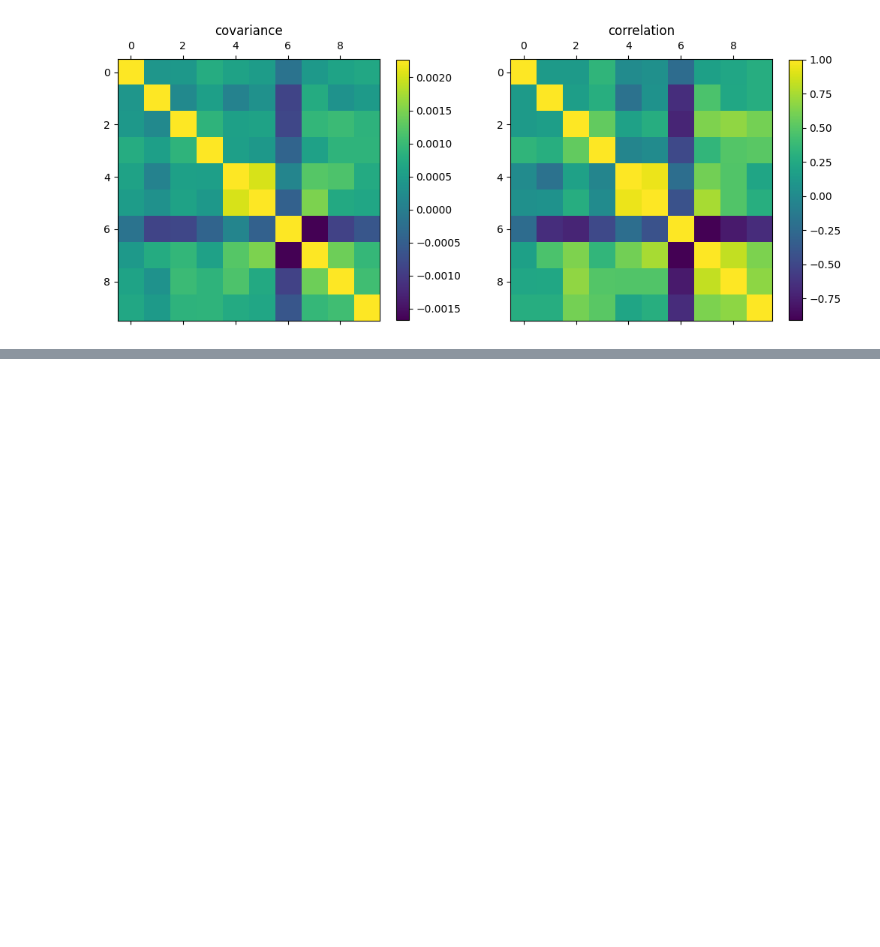
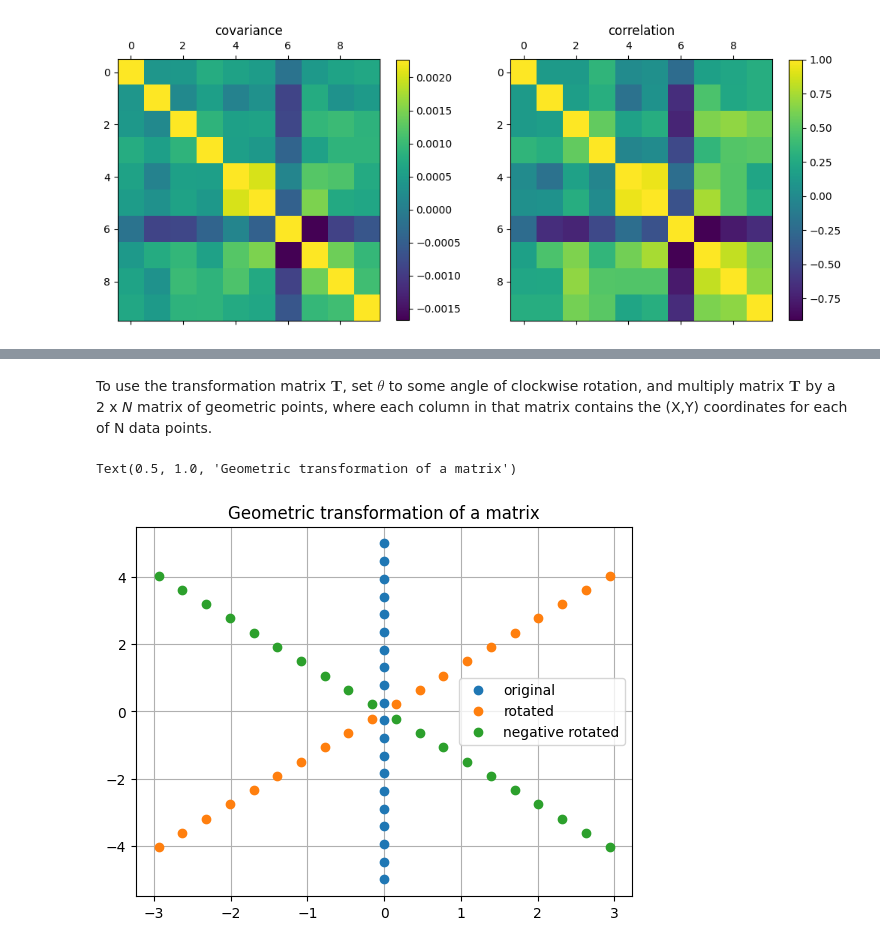
Before and after one commit to solarecho3/vectors, a Jupyter notebook: vectors.ipynb, the cells around one changed output, grey strips where cells are left out. Saved outputs shown, nothing was run; the diff lists cells and outputs as text; code cells hidden in the pictures; blank space fills up the shorter version.

Commit message:
geometric transformations with matrices

```diff
--- a/vectors.ipynb
+++ b/vectors.ipynb
@@ -2141,0 +2207,34 @@ plt.show()
+# %% [markdown]
+To use the transformation matrix $\mathbf{T}$, set $\theta$ to some angle of clockwise rotation, and multiply matrix $\mathbf{T}$ by a 2 x *N* matrix of geometric points, where each column in that matrix contains the (X,Y) coordinates for each of N data points.
+# %%
+Y = np.linspace(-5, 5, 20)
+X = np.array([0]*20)
+v1 = np.array([X,Y])
+
+theta = np.pi/5
+
+# a positive rotation
+T = np.array([
+    [np.cos(theta), np.sin(theta)],
+    [-np.sin(theta), np.cos(theta)]
+])
+
+# a negative rotation
+negT = np.array([
+    [np.cos(theta), np.sin(theta)],
+    [np.sin(theta), -np.cos(theta)]
+])
+
+v2 = T @ v1
+v3 = negT @ v1
+
+plt.close()
+plt.plot(v1[0], v1[1], "o", label="original")
+plt.plot(v2[0], v2[1], "o", label="rotated")
+plt.plot(v3[0], v3[1], "o", label="negative rotated")
+plt.legend()
+plt.grid()
+plt.title("Geometric transformation of a matrix")
+# %% [output]
+Text(0.5, 1.0, 'Geometric transformation of a matrix')
+[figure, added]
```
Also changed, not shown: parts of 20 cells of this notebook, 3 other files.
